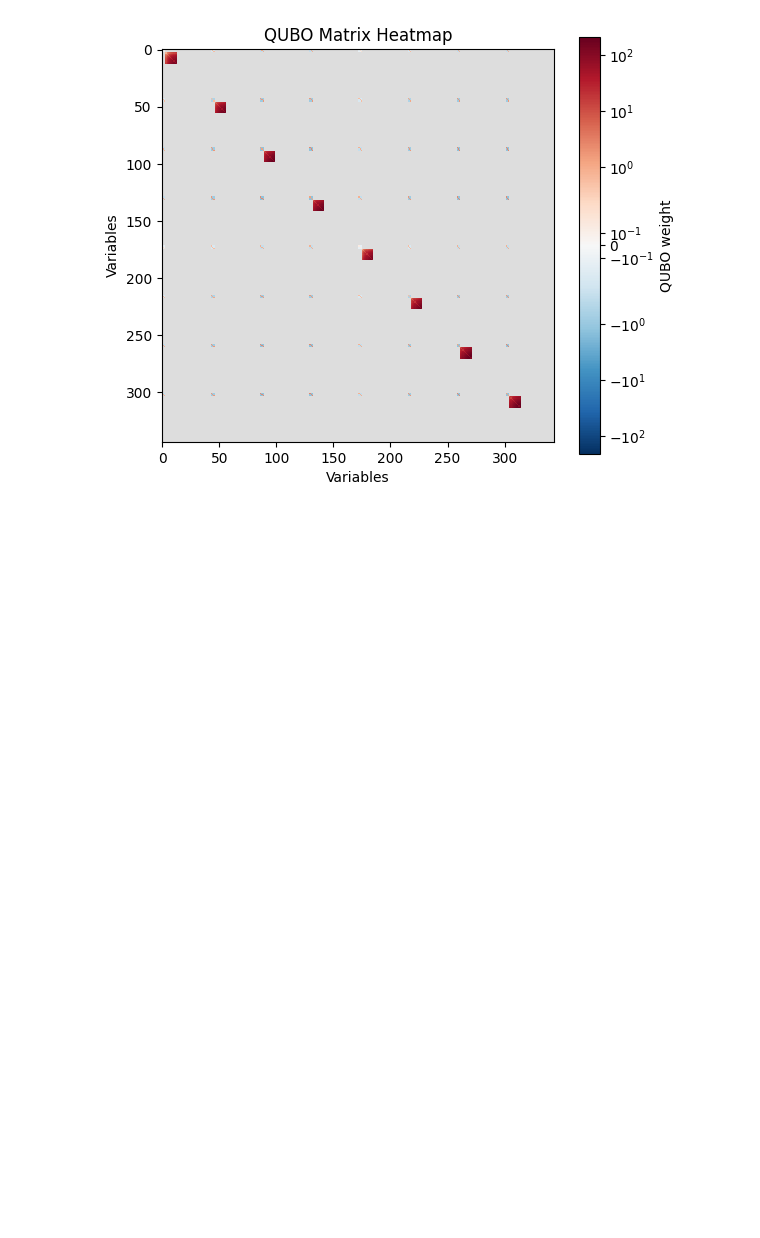
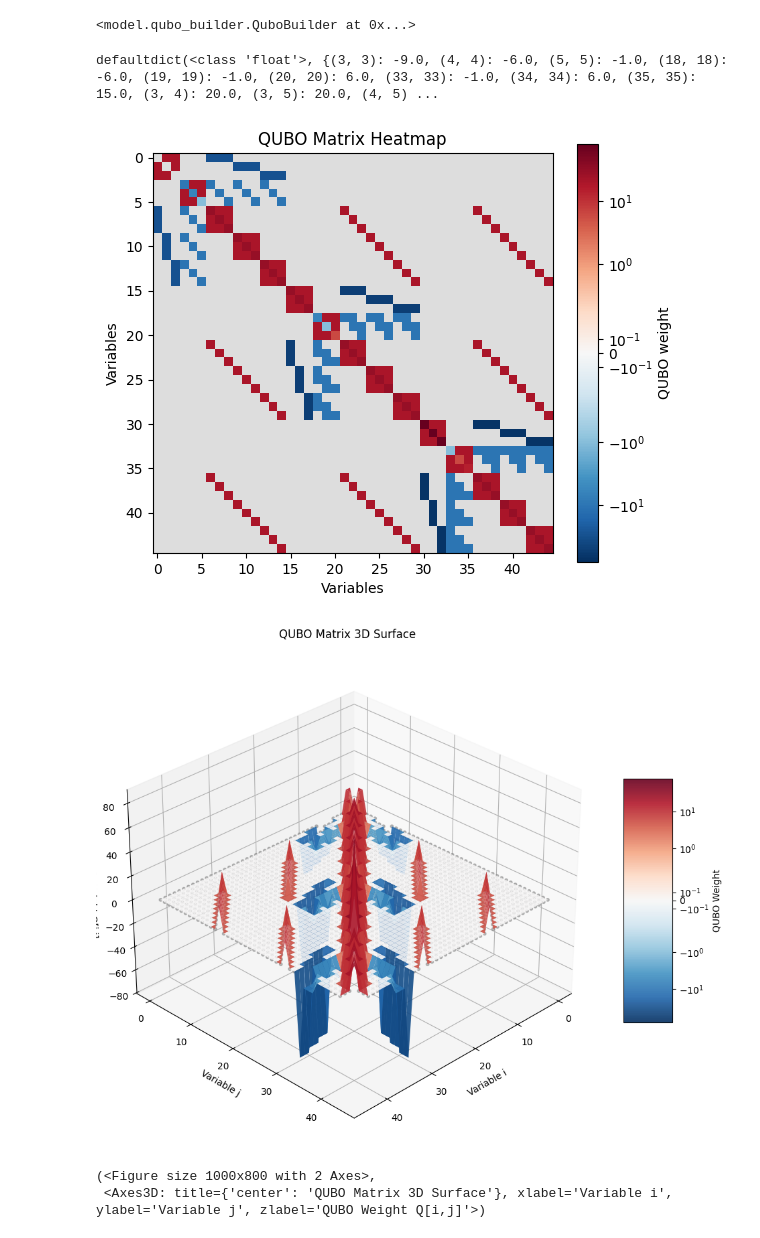
Before and after one commit to Zaponex/quantum_benchmarking, a Jupyter notebook: standardized_run.ipynb, the cells around one changed output. Drawn from its saved outputs; the diff is of its cells as text; code cells hidden in the pictures; blank space fills up the shorter version.

```diff
--- a/standardized_run.ipynb
+++ b/standardized_run.ipynb
@@ -6,7 +6,7 @@ import os, sys
 from model.indexer import Indexer
 from model.indexer import load_amr_config
 
-amr, slot, task, precedence = load_amr_config("data/amr2_slots3_task3.json")
+amr, slot, task, precedence = load_amr_config("data/amr3_slots3_task3.json")
 print(amr)
 print(slot)
 print(task)
@@ -56,2 +59,5 @@ add_workload_balance_objective(qb, task, amr, x, w_balance)
 df = qb.to_dataframe(use_labels=True)
 #print(df)
+# %%
+from model.constraints import c1
+c1.add_startslot_exactly_one_constraints(qb, task, slot, y, lam_c1=10.0)
@@ -58,11 +76,24 @@ df = qb.to_dataframe(use_labels=True)
+# %%
+from model.constraints import c2
+c2.add_assignment_exactly_one_constraints(qb, task, amr, x, lam_c2=10)
+# %% [output]
+<model.qubo_builder.QuboBuilder at 0x...>
+# %%
+print(qb.Q)
+# %% [output]
+defaultdict(<class 'float'>, {(3, 3): -9.0, (4, 4): -6.0, (5, 5): -1.0, (18, 18): -6.0, (19, 19): -1.0, (20, 20): 6.0, (33, 33): -1.0, (34, 34): 6.0, (35, 35): 15.0, (3, 4): 20.0, (3, 5): 20.0, (4, 5) ...
 # %%
-import plot_qb_heatmap
+import old.plot_qb_heatmap as plot_qb_heatmap
 import importlib
 importlib.reload(plot_qb_heatmap)
 df = qb.to_dataframe(use_labels=True)
 plot_qb_heatmap.plot_qubo_heatmap(df, labels=df.columns.tolist(),linthresh=0.5, tiny_mark=0.1, vmax_pct=99.5)
+plot_qb_heatmap.plot_qubo_3d_surface(df)
 # %% [output]
-[figure, old version]
+[figure, new version]
+[figure, added]
+(<Figure size 1000x800 with 2 Axes>,
+ <Axes3D: title={'center': 'QUBO Matrix 3D Surface'}, xlabel='Variable i', ylabel='Variable j', zlabel='QUBO Weight Q[i,j]'>)
 # %%
 import importlib
 from model.constraints import c1, c2, c3_, c4, c5
```
Also changed, not shown: parts of 29 cells of this notebook, 26 other files.
